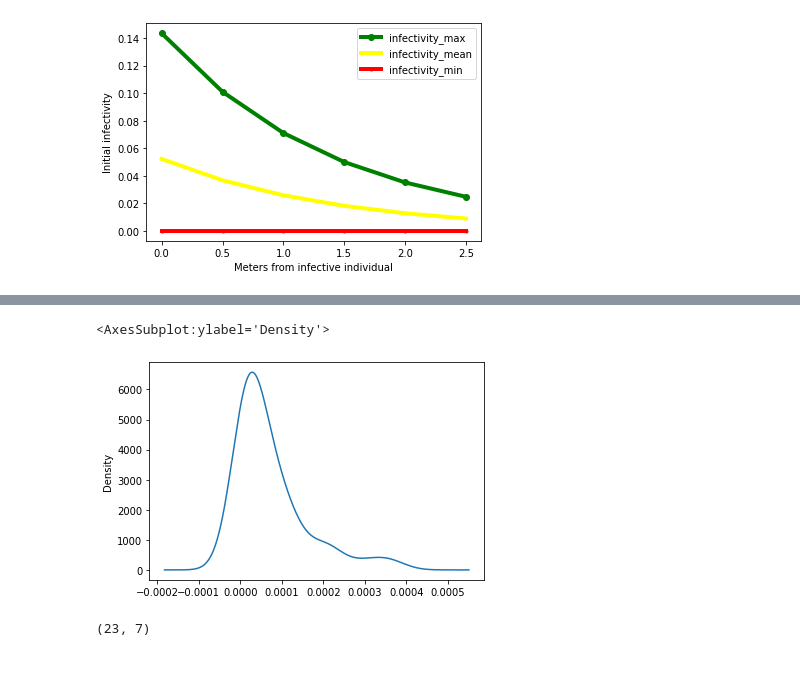
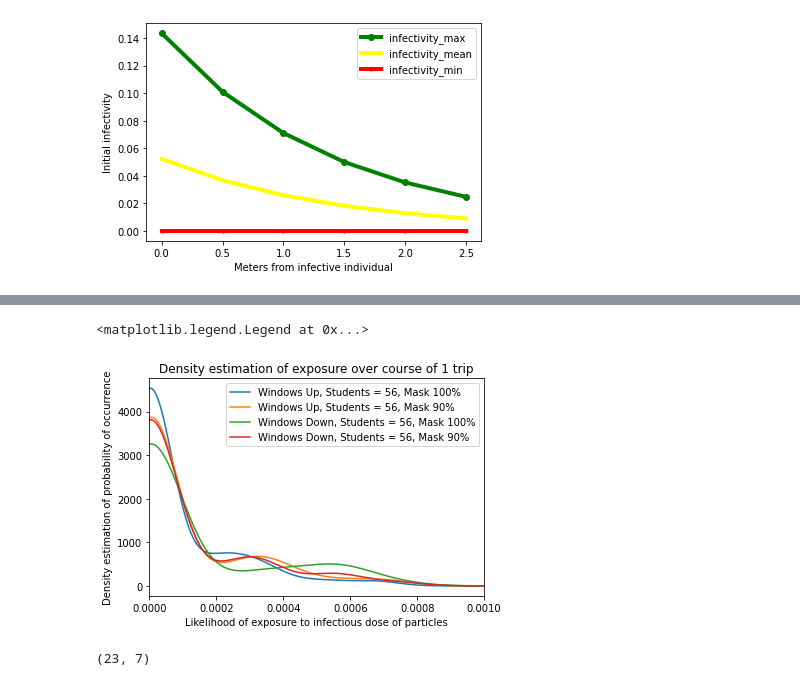
Before and after one commit to SonglingLu/OneRoomABM, a Jupyter notebook: notebooks/paper_functions_viz.ipynb, the cells around one changed output, grey strips where cells are left out. Saved outputs shown, nothing was run; the diff lists cells and outputs as text; code cells hidden in the pictures.

```diff
--- a/notebooks/paper_functions_viz.ipynb
+++ b/notebooks/paper_functions_viz.ipynb
@@ -573,8 +564,20 @@ out_df
-# %%
-pd.Series(bus_trip).plot.kde()
-# %% [output]
-<AxesSubplot:ylabel='Density'>
-[figure, removed]
+# %%
+
+pd.Series(bus_trip_array[0]).plot.kde()
+pd.Series(bus_trip_array[1]).plot.kde()
+pd.Series(bus_trip_array[2]).plot.kde()
+pd.Series(bus_trip_array[3]).plot.kde()
+ax = plt.gca()
+plt.title('Density estimation of exposure over course of 1 trip')
+plt.xlim(0, .001)
+# rescale y axis to be % based
+plt.xlabel('Likelihood of exposure to infectious dose of particles')
+plt.ylabel('Density estimation of probability of occurrence')
+plt.legend(['Windows Up, Students = 56, Mask 100%', 'Windows Up, Students = 56, Mask 90%',
+           'Windows Down, Students = 56, Mask 100%', 'Windows Down, Students = 56, Mask 90%'])
+# %% [output]
+<matplotlib.legend.Legend at 0x...>
+[figure, added]
 # %%
 conc[0].shape
 # %% [output]
```
Also changed, not shown: parts of 14 cells of this notebook, 4 other files.
